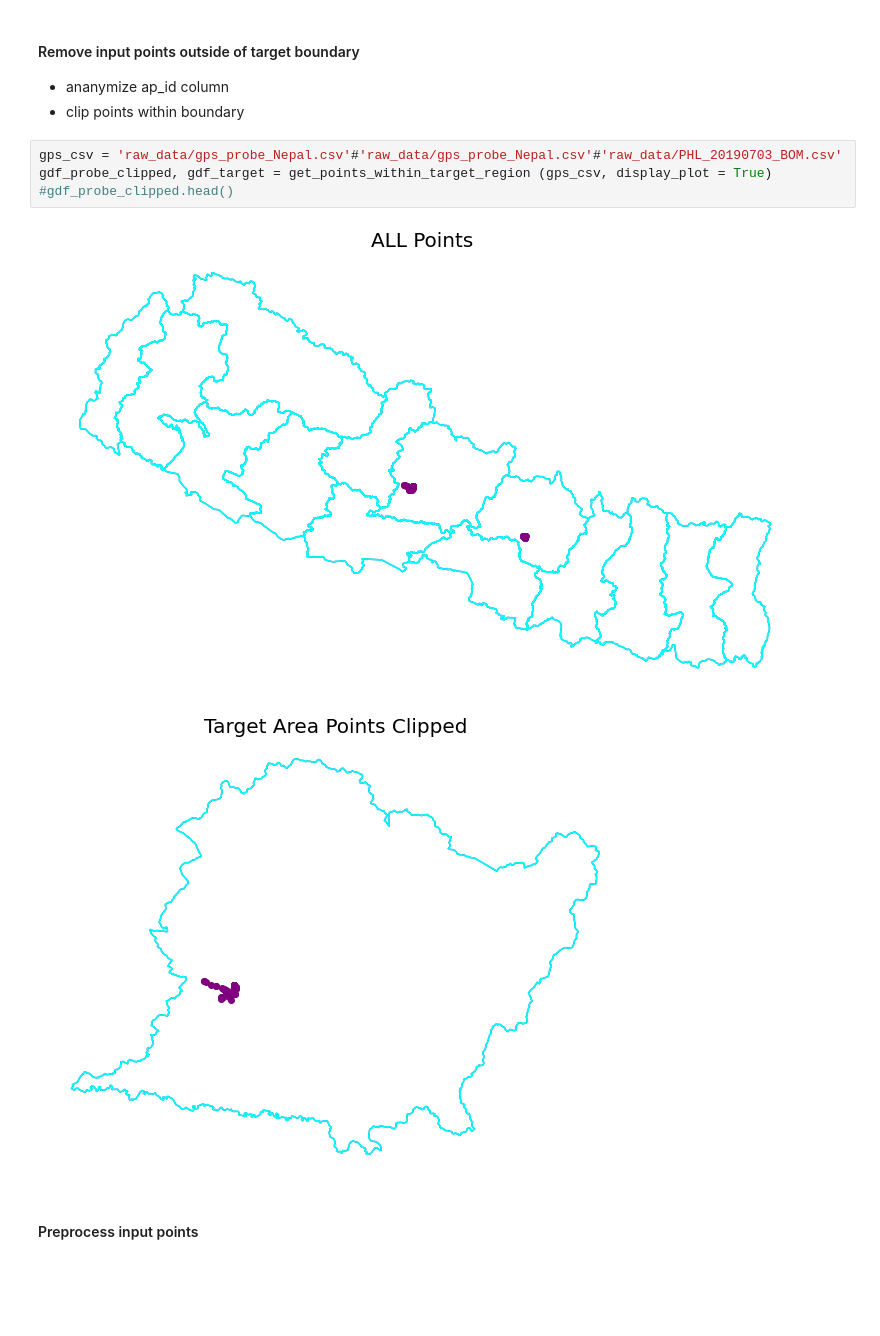
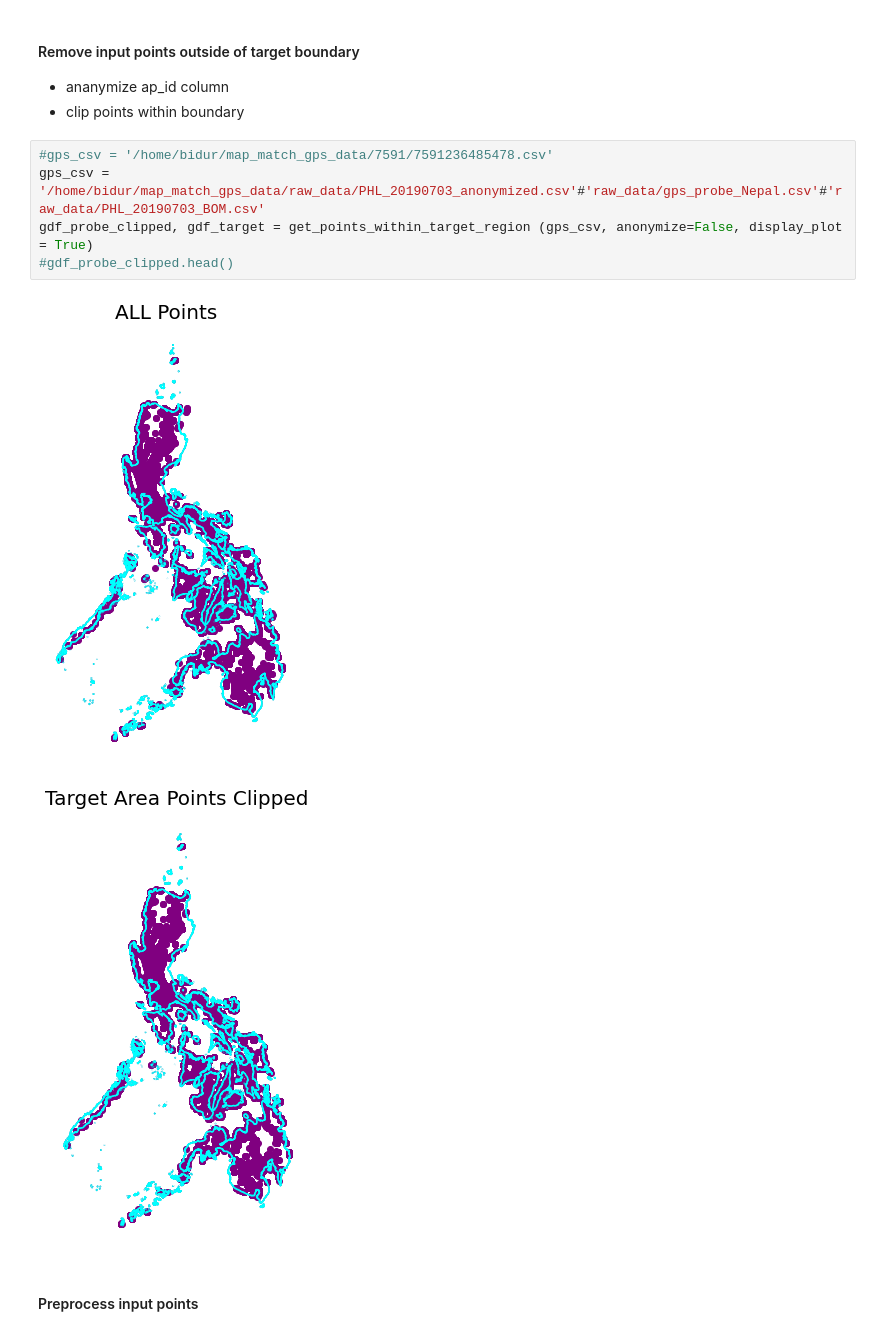
Before and after one commit to bidur/map_match_gps_data, a Jupyter notebook: gpsProbeMatching.ipynb, the cells around one changed output. Cells and saved outputs as stored; diff of their text form; blank space fills up the shorter version.

```diff
--- a/gpsProbeMatching.ipynb
+++ b/gpsProbeMatching.ipynb
@@ -22,12 +23,13 @@ Cleaning dirs: input/ and output/
 - ananymize ap_id column
 - clip points within boundary
 # %%
-gps_csv = 'raw_data/gps_probe_Nepal.csv'#'raw_data/gps_probe_Nepal.csv'#'raw_data/PHL_20190703_BOM.csv'
-gdf_probe_clipped, gdf_target = get_points_within_target_region (gps_csv, display_plot = True)
+#gps_csv = '/home/bidur/map_match_gps_data/7591/7591236485478.csv'
+gps_csv = '/home/bidur/map_match_gps_data/raw_data/PHL_20190703_anonymized.csv'#'raw_data/gps_probe_Nepal.csv'#'raw_data/PHL_20190703_BOM.csv'
+gdf_probe_clipped, gdf_target = get_points_within_target_region (gps_csv, anonymize=False, display_plot = True)
 #gdf_probe_clipped.head()
 # %% [output]
-[figure, old version]
+[figure, new version]
-[figure, old version]
+[figure, new version]
 # %% [markdown]
 #### Preprocess input points
 # %%
```
Also changed, not shown: parts of 7 cells of this notebook, 5 other files.
